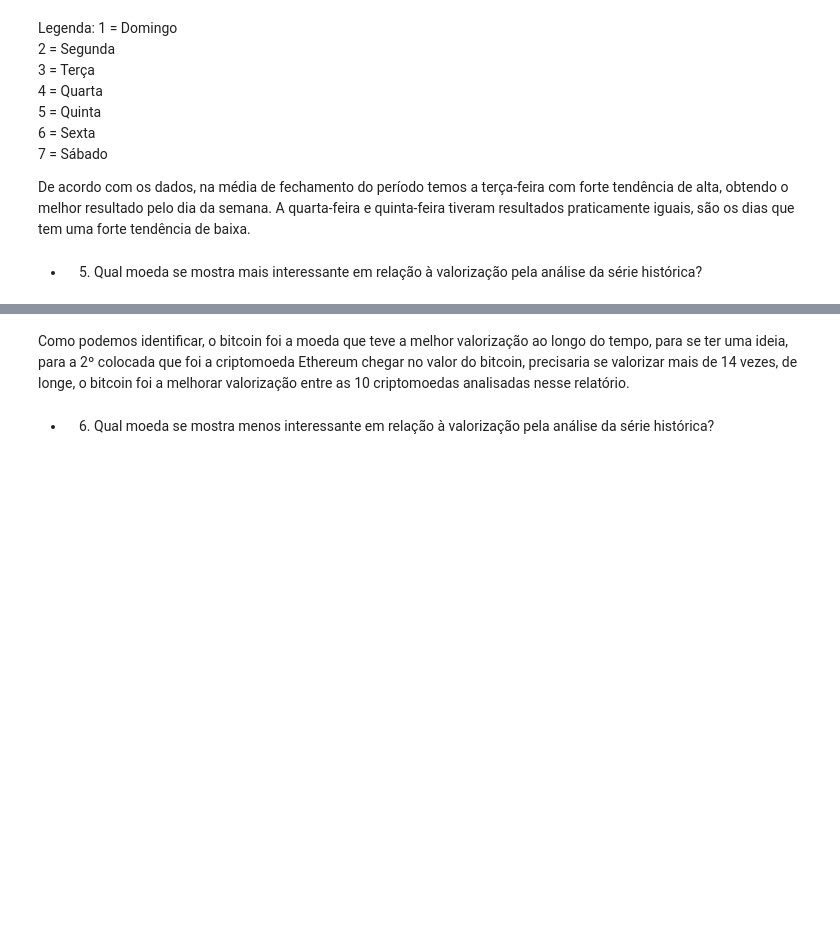
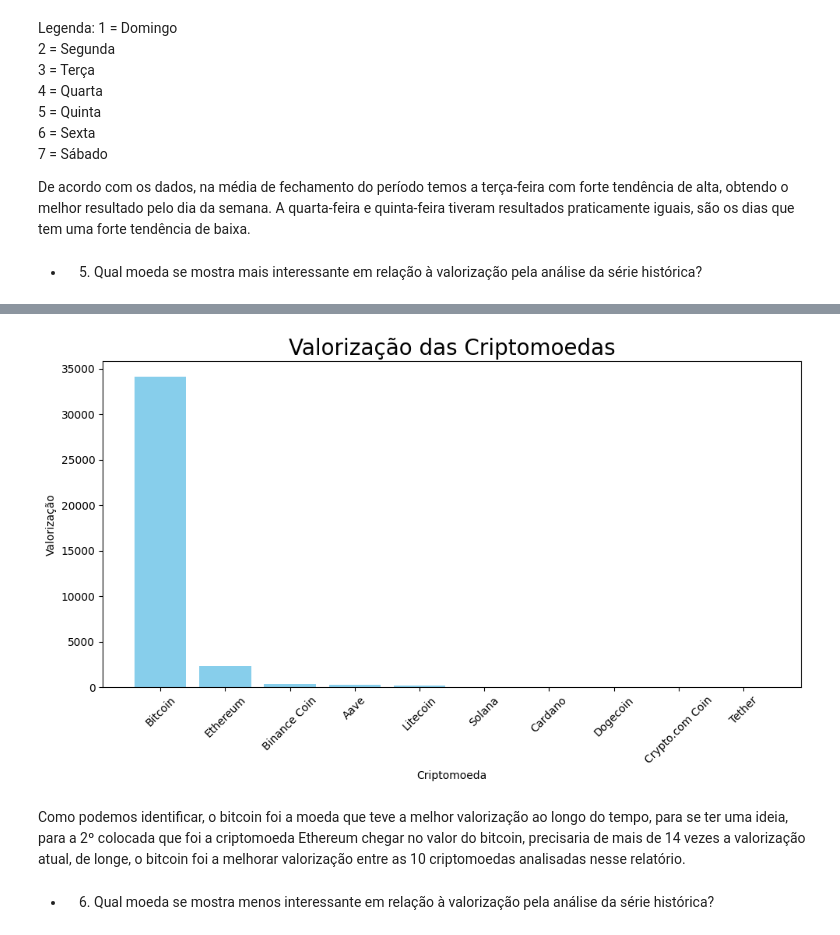
Before and after one commit to gideoni-santos/HermesCrypto, a Jupyter notebook: relatorio.ipynb, the cells around one changed output, grey strips where cells are left out. Cells and saved outputs as stored; diff of their text form; code cells hidden in the pictures; blank space fills up the shorter version.

```diff
--- a/relatorio.ipynb
+++ b/relatorio.ipynb
@@ -532,5 +534,15 @@ Name: 2, dtype: object
+# %%
+plt.figure(figsize=(10, 6))
+plt.bar(df_valorizacao['Criptomoeda'], df_valorizacao['Valorizacao'], color='skyblue')
+plt.xlabel('Criptomoeda')
+plt.ylabel('Valorização')
+plt.title('Valorização das Criptomoedas')
+plt.xticks(rotation=45)
+plt.show()
+# %% [output]
+[figure, added]
 # %% [markdown]
-Como podemos identificar, o bitcoin foi a moeda que teve a melhor valorização ao longo do tempo, para se ter uma ideia, para a 2º colocada que foi a criptomoeda Ethereum chegar no valor do bitcoin, precisaria se valorizar mais de 14 vezes, de longe, o bitcoin foi a melhorar valorização entre as 10 criptomoedas analisadas nesse relatório.
+Como podemos identificar, o bitcoin foi a moeda que teve a melhor valorização ao longo do tempo, para se ter uma ideia, para a 2º colocada que foi a criptomoeda Ethereum chegar no valor do bitcoin, precisaria de mais de 14 vezes a valorização atual, de longe, o bitcoin foi a melhorar valorização entre as 10 criptomoedas analisadas nesse relatório.
 # %% [markdown]
 - 6. Qual moeda se mostra menos interessante em relação à valorização pela análise da série
 histórica?
```
Also changed, not shown: parts of 9 cells of this notebook.
